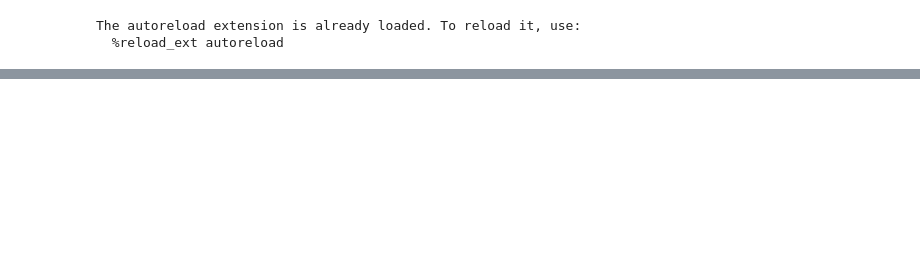
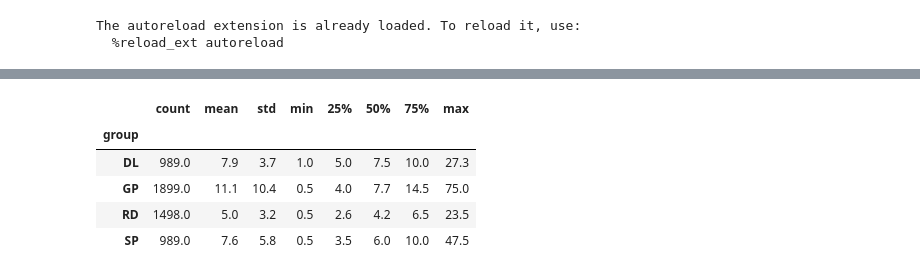
Before and after one commit to umcu/negation-detection, a Jupyter notebook: sandbox/data_stats.ipynb, the cells around one changed output, grey strips where cells are left out. Saved outputs shown, nothing was run; the diff lists cells and outputs as text; code cells hidden in the pictures; blank space fills up the shorter version.

```diff
--- a/sandbox/data_stats.ipynb
+++ b/sandbox/data_stats.ipynb
@@ -78,0 +121,13 @@ Text(0.5, 0, 'Number of words per sentence')
+# %%
+stats = DCC[['group', 'num_words', 'num_unique_words', 'num_sentences', 'avg_word_length',
+'num_words_per_sentence', 'num_unique_words_per_sentence', 'unique_words_per_word']]\
+        .groupby('group').describe().round(1)
+# %%
+stats['num_words_per_sentence']
+# %% [output]
+|  | count | mean | std | min | 25% | 50% | 75% | max |
+| group |  |  |  |  |  |  |  |  |
+| DL | 989.0 | 7.9 | 3.7 | 1.0 | 5.0 | 7.5 | 10.0 | 27.3 |
+| GP | 1899.0 | 11.1 | 10.4 | 0.5 | 4.0 | 7.7 | 14.5 | 75.0 |
+| RD | 1498.0 | 5.0 | 3.2 | 0.5 | 2.6 | 4.2 | 6.5 | 23.5 |
+| SP | 989.0 | 7.6 | 5.8 | 0.5 | 3.5 | 6.0 | 10.0 | 47.5 |
```
Also changed, not shown: parts of 10 cells of this notebook.
